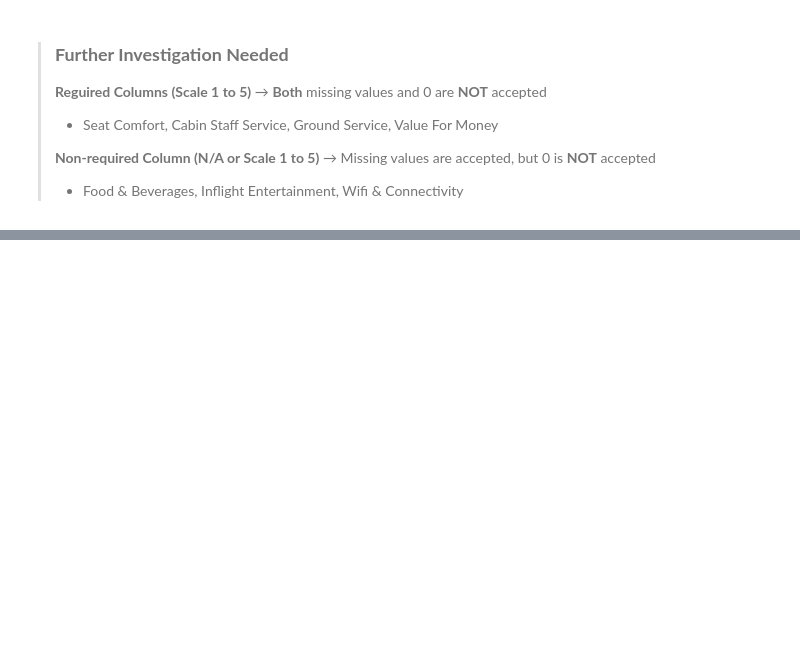
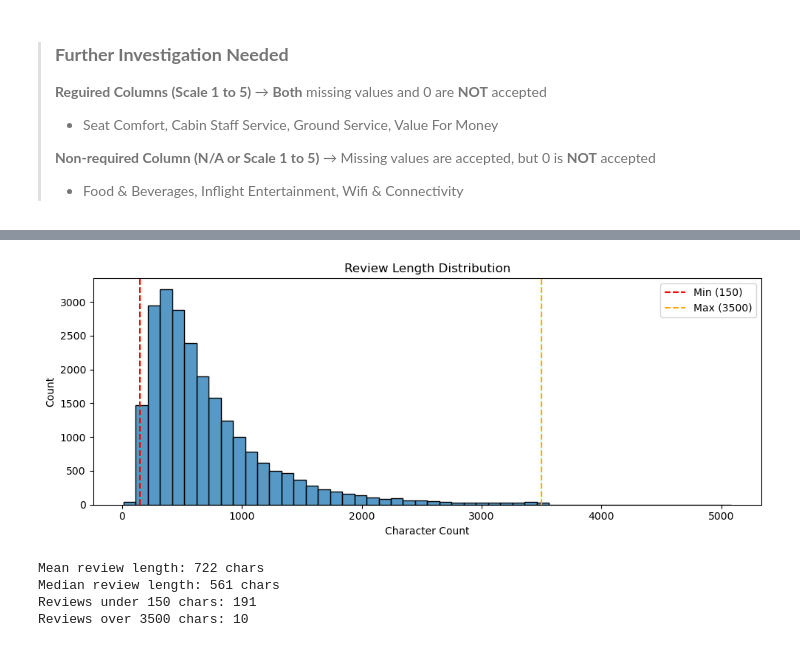
Before and after one commit to MonicaJang/Airline-Review-Sentiment-Classifier, a Jupyter notebook: 2_src/01_eda_cleaning.ipynb, the cells around one changed output, grey strips where cells are left out. Drawn from its saved outputs; the diff is of its cells as text; code cells hidden in the pictures; blank space fills up the shorter version.

```diff
--- a/2_src/01_eda_cleaning.ipynb
+++ b/2_src/01_eda_cleaning.ipynb
@@ -455,0 +458,24 @@ for col in rating_cols:
+# %%
+# 4.3 Review Length Distribution
+
+plt.figure(figsize=(10, 4))
+sns.histplot(df['review_length'], bins=50)
+plt.title('Review Length Distribution')
+plt.xlabel('Character Count')
+plt.ylabel('Count')
+plt.axvline(x=150, color='red', linestyle='--', label='Min (150)')
+plt.axvline(x=3500, color='orange', linestyle='--', label='Max (3500)')
+plt.legend()
+plt.tight_layout()
+plt.show()
+
+print(f"Mean review length: {df['review_length'].mean():.0f} chars")
+print(f"Median review length: {df['review_length'].median():.0f} chars")
+print(f"Reviews under 150 chars: {(df['review_length'] < 150).sum()}")
+print(f"Reviews over 3500 chars: {(df['review_length'] > 3500).sum()}")
+# %% [output]
+[figure, added]
+Mean review length: 722 chars
+Median review length: 561 chars
+Reviews under 150 chars: 191
+Reviews over 3500 chars: 10
```
Also changed, not shown: parts of 18 cells of this notebook.
